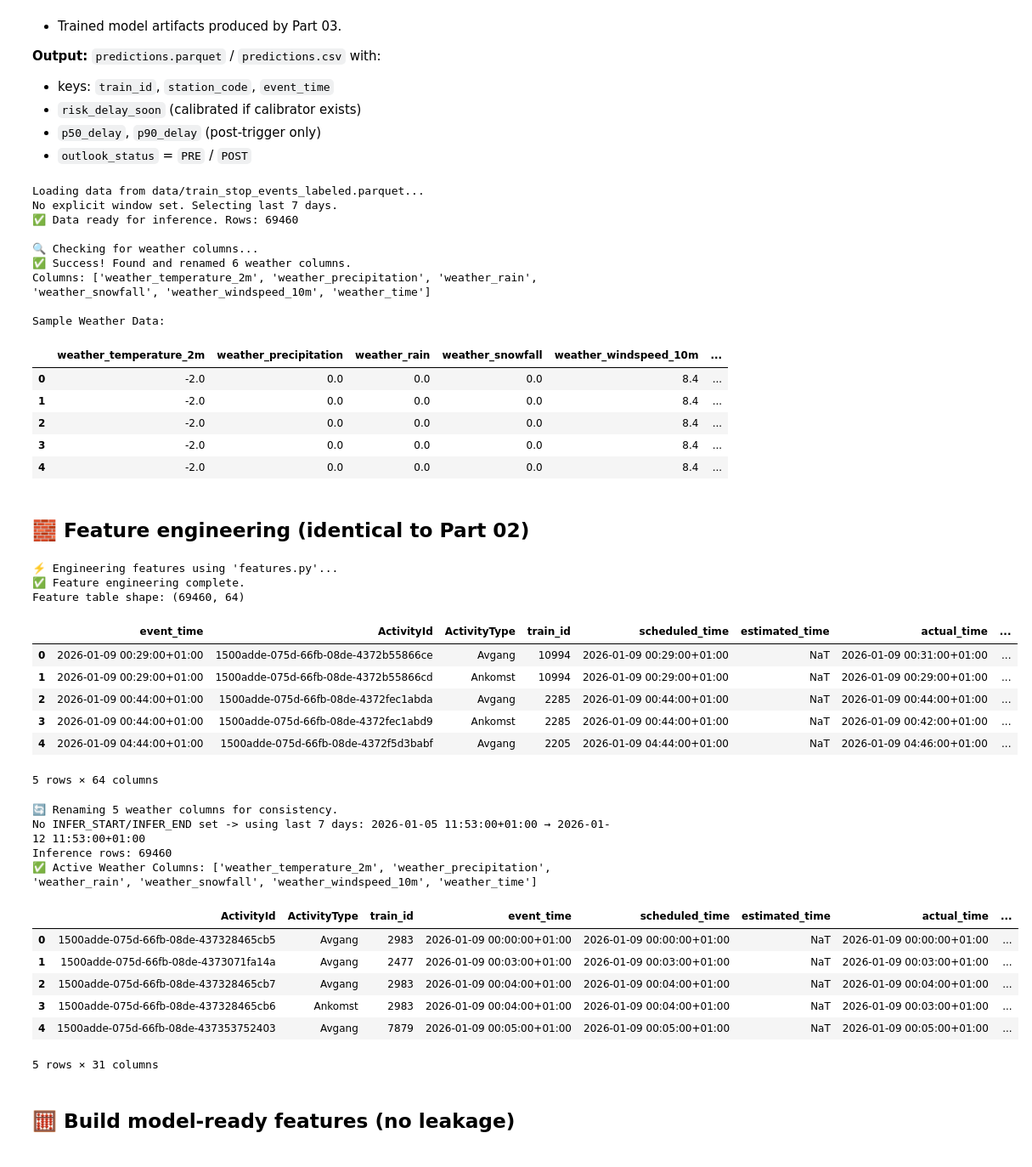
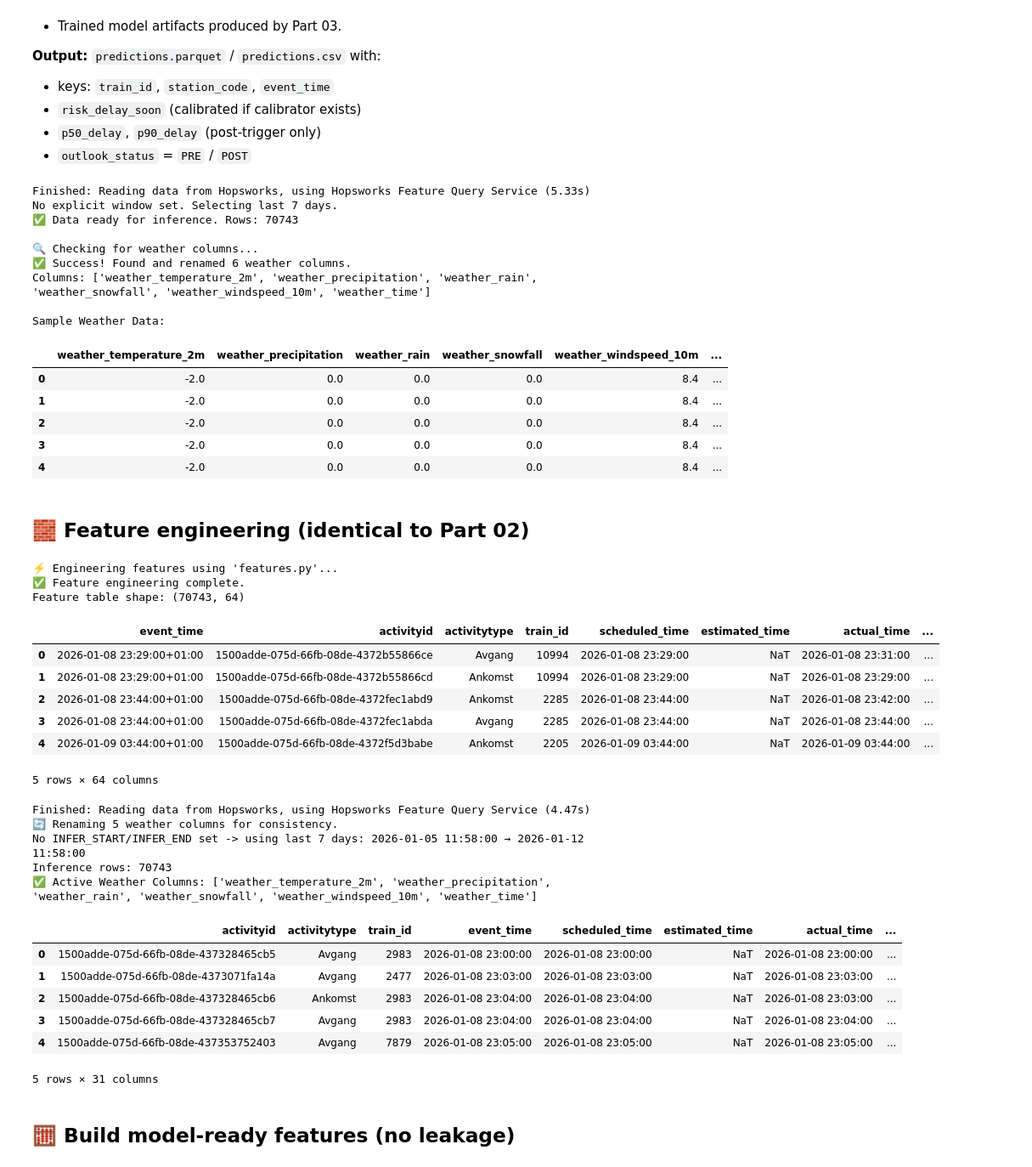
Before and after one commit to ololpol/Train_Delay_Predictor, a Jupyter notebook: 4_train_batch_inference.ipynb, the cells around one changed output. Shown at 85% size. Saved outputs shown, nothing was run; the diff lists cells and outputs as text; code cells hidden in the pictures.

```diff
--- a/4_train_batch_inference.ipynb
+++ b/4_train_batch_inference.ipynb
@@ -97,7 +103,7 @@ import os
 # -----------------------------
 # Configuration
 # -----------------------------
-CANONICAL_PATH = os.getenv("CANONICAL_PATH", "data/train_stop_events_labeled.parquet")
+FG_NAME = "train_stop_events_labeled"
 
 # Optional: restrict inference to a window (UTC naive timestamps).
 INFER_START = os.getenv("INFER_START", "")
@@ -112,12 +118,12 @@ WEATHER_ROLL_WINDOWS_H = [3, 6]  # hours
 # -----------------------------
 # 1. Load Data
 # -----------------------------
-if os.path.exists(CANONICAL_PATH):
-    print(f"Loading data from {CANONICAL_PATH}...")
-    df = pd.read_parquet(CANONICAL_PATH)
-else:
-    raise FileNotFoundError(f"Could not find input file at {CANONICAL_PATH}.")
-
+#if os.path.exists(CANONICAL_PATH):
+#    print(f"Loading data from {CANONICAL_PATH}...")
+#    df = pd.read_parquet(CANONICAL_PATH)
+#else:
+#    raise FileNotFoundError(f"Could not find input file at {CANONICAL_PATH}.")
+df = project.get(FG_NAME)
 # 2. Convert timestamps
 if "event_time" in df.columns:
     df["event_time"] = pd.to_datetime(df["event_time"])
@@ -165,12 +171,12 @@ if current_weather_cols:
     print("\nSample Weather Data:")
     display(df[current_weather_cols].head(5))
 else:
-    print("❌ WARNING: No weather columns found. Check if 'temperature_2m' etc. exist in the parquet file.")
+    print("❌ WARNING: No weather columns found. Check if 'temperature_2m' etc. exist in the feature group.")
     print("Available columns:", list(df.columns))
 # %% [output]
-Loading data from data/train_stop_events_labeled.parquet...
+Finished: Reading data from Hopsworks, using Hopsworks Feature Query Service (5.33s)
 No explicit window set. Selecting last 7 days.
-✅ Data ready for inference. Rows: 69460
+✅ Data ready for inference. Rows: 70743
 
 🔍 Checking for weather columns...
 ✅ Success! Found and renamed 6 weather columns.
@@ -215,13 +221,13 @@ display(df_feat.head())
 # %% [output]
 ⚡️ Engineering features using 'features.py'...
 ✅ Feature engineering complete.
-Feature table shape: (69460, 64)
+Feature table shape: (70743, 64)
-|  | event_time | ActivityId | ActivityType | train_id | scheduled_time | estimated_time | actual_time | ... |
-| 0 | 2026-01-09 00:29:00+01:00 | 1500adde-075d-66fb-08de-4372b55866ce | Avgang | 10994 | 2026-01-09 00:29:00+01:00 | NaT | 2026-01-09 00:31:00+01:00 | ... |
-| 1 | 2026-01-09 00:29:00+01:00 | 1500adde-075d-66fb-08de-4372b55866cd | Ankomst | 10994 | 2026-01-09 00:29:00+01:00 | NaT | 2026-01-09 00:29:00+01:00 | ... |
-| 2 | 2026-01-09 00:44:00+01:00 | 1500adde-075d-66fb-08de-4372fec1abda | Avgang | 2285 | 2026-01-09 00:44:00+01:00 | NaT | 2026-01-09 00:44:00+01:00 | ... |
-| 3 | 2026-01-09 00:44:00+01:00 | 1500adde-075d-66fb-08de-4372fec1abd9 | Ankomst | 2285 | 2026-01-09 00:44:00+01:00 | NaT | 2026-01-09 00:42:00+01:00 | ... |
-| 4 | 2026-01-09 04:44:00+01:00 | 1500adde-075d-66fb-08de-4372f5d3babf | Avgang | 2205 | 2026-01-09 04:44:00+01:00 | NaT | 2026-01-09 04:46:00+01:00 | ... |
+|  | event_time | activityid | activitytype | train_id | scheduled_time | estimated_time | actual_time | ... |
+| 0 | 2026-01-08 23:29:00+01:00 | 1500adde-075d-66fb-08de-4372b55866ce | Avgang | 10994 | 2026-01-08 23:29:00 | NaT | 2026-01-08 23:31:00 | ... |
+| 1 | 2026-01-08 23:29:00+01:00 | 1500adde-075d-66fb-08de-4372b55866cd | Ankomst | 10994 | 2026-01-08 23:29:00 | NaT | 2026-01-08 23:29:00 | ... |
+| 2 | 2026-01-08 23:44:00+01:00 | 1500adde-075d-66fb-08de-4372fec1abd9 | Ankomst | 2285 | 2026-01-08 23:44:00 | NaT | 2026-01-08 23:42:00 | ... |
+| 3 | 2026-01-08 23:44:00+01:00 | 1500adde-075d-66fb-08de-4372fec1abda | Avgang | 2285 | 2026-01-08 23:44:00 | NaT | 2026-01-08 23:44:00 | ... |
+| 4 | 2026-01-09 03:44:00+01:00 | 1500adde-075d-66fb-08de-4372f5d3babe | Ankomst | 2205 | 2026-01-09 03:44:00 | NaT | 2026-01-09 03:44:00 | ... |
 5 rows × 64 columns
 # %%
 import pandas as pd
@@ -229,10 +235,11 @@ import numpy as np
 import os
 from typing import Optional
 
-def load_inference_events(path: str) -> pd.DataFrame:
-    if not os.path.exists(path):
-        raise FileNotFoundError(f"Could not find inference dataset at: {path}")
-    d = pd.read_parquet(path)
+def load_inference_events(fg_name: str) -> pd.DataFrame:
+    #if not os.path.exists(path):
+    #    raise FileNotFoundError(f"Could not find inference dataset at: {path}")
+    #d = pd.read_parquet(path)
+    d = project.get(fg_name)
     if "event_time" not in d.columns:
         raise ValueError("Expected column 'event_time' in canonical dataset.")
     d["event_time"] = pd.to_datetime(d["event_time"], errors="coerce")
@@ -246,7 +253,7 @@ def parse_ts(s: str) -> Optional[pd.Timestamp]:
     return pd.to_datetime(s, errors="raise")
 
 # 1. Load Data
-events = load_inference_events(CANONICAL_PATH)
+events = load_inference_events(FG_NAME)
 
 # --- CRITICAL FIX: RENAME WEATHER COLUMNS ---
 # This ensures features.py can find them later
@@ -264,41 +271,42 @@ if existing_rename:
     events = events.rename(columns=existing_rename)
 # ---------------------------------------------
 
 # 2. Filter to inference window
 start_ts = parse_ts(INFER_START)
 end_ts = parse_ts(INFER_END)
 
 if start_ts is not None:
     events = events[events["event_time"] >= start_ts]
 if end_ts is not None:
     events = events[events["event_time"] < end_ts]
 
 if start_ts is None and end_ts is None:
     # default: last DEFAULT_LOOKBACK_DAYS present in data
     max_t = events["event_time"].max()
     min_t = max_t - pd.Timedelta(days=DEFAULT_LOOKBACK_DAYS)
     events = events[events["event_time"] >= min_t]
     print(f"No INFER_START/INFER_END set -> using last {DEFAULT_LOOKBACK_DAYS} days: {min_t} → {max_t}")
 
 events = events.sort_values(["event_time", "station_code", "train_id"]).reset_index(drop=True)
 print("Inference rows:", len(events))
 
 # 3. Verify Weather Columns exist
 w_cols = [c for c in events.columns if "weather_" in c]
 print(f"✅ Active Weather Columns: {w_cols}")
 
 display(events.head())
 # %% [output]
+Finished: Reading data from Hopsworks, using Hopsworks Feature Query Service (4.47s)
 🔄 Renaming 5 weather columns for consistency.
-No INFER_START/INFER_END set -> using last 7 days: 2026-01-05 11:53:00+01:00 → 2026-01-12 11:53:00+01:00
-Inference rows: 69460
+No INFER_START/INFER_END set -> using last 7 days: 2026-01-05 11:58:00 → 2026-01-12 11:58:00
+Inference rows: 70743
 ✅ Active Weather Columns: ['weather_temperature_2m', 'weather_precipitation', 'weather_rain', 'weather_snowfall', 'weather_windspeed_10m', 'weather_time']
-|  | ActivityId | ActivityType | train_id | event_time | scheduled_time | estimated_time | actual_time | ... |
-| 0 | 1500adde-075d-66fb-08de-437328465cb5 | Avgang | 2983 | 2026-01-09 00:00:00+01:00 | 2026-01-09 00:00:00+01:00 | NaT | 2026-01-09 00:00:00+01:00 | ... |
-| 1 | 1500adde-075d-66fb-08de-4373071fa14a | Avgang | 2477 | 2026-01-09 00:03:00+01:00 | 2026-01-09 00:03:00+01:00 | NaT | 2026-01-09 00:03:00+01:00 | ... |
-| 2 | 1500adde-075d-66fb-08de-437328465cb7 | Avgang | 2983 | 2026-01-09 00:04:00+01:00 | 2026-01-09 00:04:00+01:00 | NaT | 2026-01-09 00:04:00+01:00 | ... |
-| 3 | 1500adde-075d-66fb-08de-437328465cb6 | Ankomst | 2983 | 2026-01-09 00:04:00+01:00 | 2026-01-09 00:04:00+01:00 | NaT | 2026-01-09 00:03:00+01:00 | ... |
-| 4 | 1500adde-075d-66fb-08de-437353752403 | Avgang | 7879 | 2026-01-09 00:05:00+01:00 | 2026-01-09 00:05:00+01:00 | NaT | 2026-01-09 00:05:00+01:00 | ... |
+|  | activityid | activitytype | train_id | event_time | scheduled_time | estimated_time | actual_time | ... |
+| 0 | 1500adde-075d-66fb-08de-437328465cb5 | Avgang | 2983 | 2026-01-08 23:00:00 | 2026-01-08 23:00:00 | NaT | 2026-01-08 23:00:00 | ... |
+| 1 | 1500adde-075d-66fb-08de-4373071fa14a | Avgang | 2477 | 2026-01-08 23:03:00 | 2026-01-08 23:03:00 | NaT | 2026-01-08 23:03:00 | ... |
+| 2 | 1500adde-075d-66fb-08de-437328465cb6 | Ankomst | 2983 | 2026-01-08 23:04:00 | 2026-01-08 23:04:00 | NaT | 2026-01-08 23:03:00 | ... |
+| 3 | 1500adde-075d-66fb-08de-437328465cb7 | Avgang | 2983 | 2026-01-08 23:04:00 | 2026-01-08 23:04:00 | NaT | 2026-01-08 23:04:00 | ... |
+| 4 | 1500adde-075d-66fb-08de-437353752403 | Avgang | 7879 | 2026-01-08 23:05:00 | 2026-01-08 23:05:00 | NaT | 2026-01-08 23:05:00 | ... |
 5 rows × 31 columns
 # %% [markdown]
 ## 🧮 Build model-ready features (no leakage)
```
Also changed, not shown: parts of 10 cells of this notebook, 12 other files.
